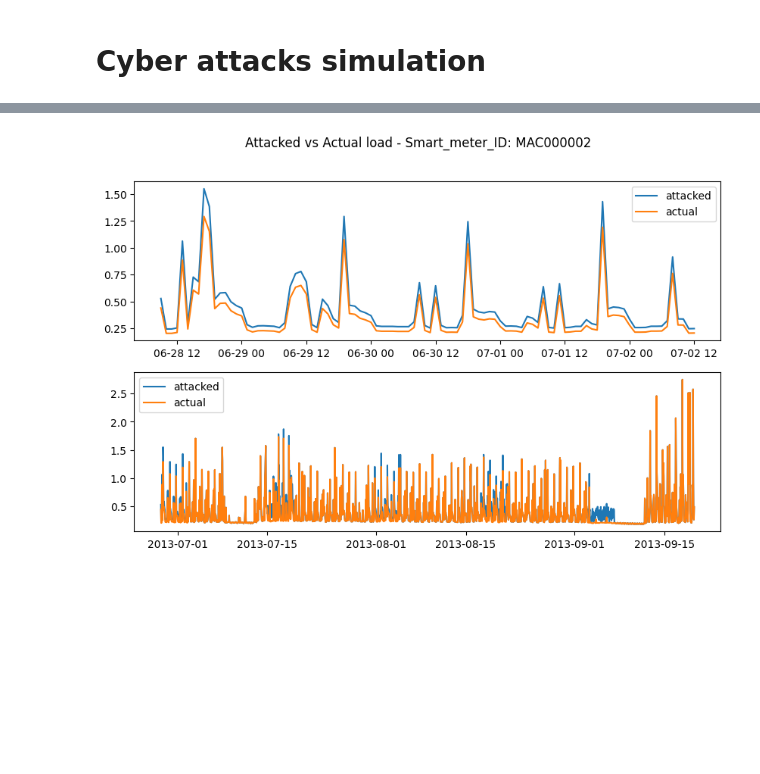
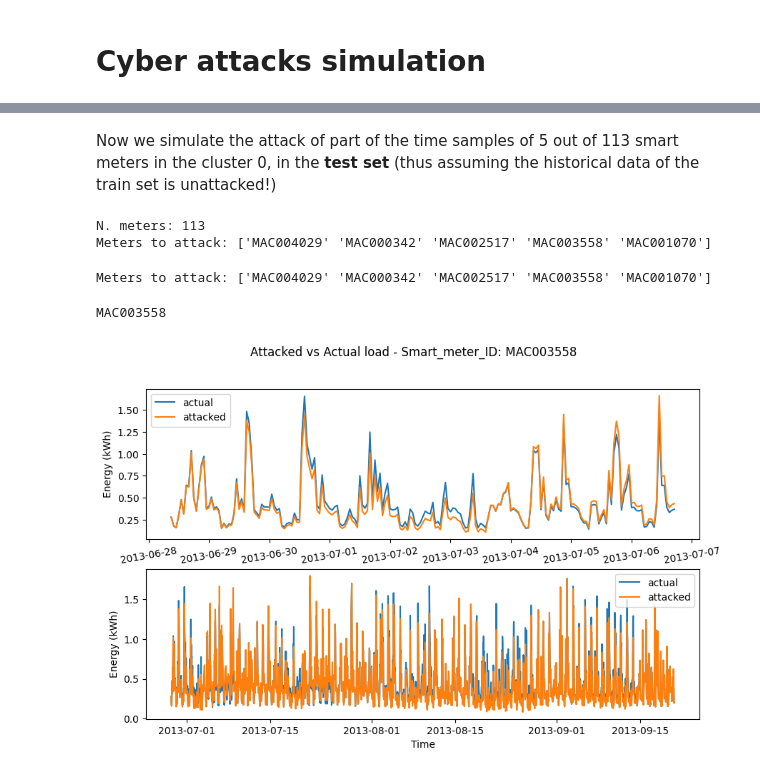
Before and after one commit to samueleborgognoni/kmeans_nn_ILF_london_smart_meters, a Jupyter notebook: 5_Cyber_attacks.ipynb, the cells around one changed output, grey strips where cells are left out. Cells and saved outputs as stored; diff of their text form; code cells hidden in the pictures; blank space fills up the shorter version.

```diff
--- a/5_Cyber_attacks.ipynb
+++ b/5_Cyber_attacks.ipynb
@@ -18,15 +18,30 @@ Drive already mounted at /content/drive; to attempt to forcibly remount, call dr
 # Import previously extracted data for CLUSTER 0
 X_ilf_train = pd.read_csv(drive_folder_path + 'data/X_ilf_train.csv')
 X_ilf_test = pd.read_csv(drive_folder_path + 'data/X_ilf_test.csv')
-y_ilf_train = pd.read_csv(drive_folder_path + 'data/y_ilf_train.csv')
-y_ilf_test = pd.read_csv(drive_folder_path + 'data/y_ilf_test.csv')
+y_ilf_train = pd.read_csv(drive_folder_path + 'data/y_ilf_train.csv', index_col=0)
+y_ilf_test = pd.read_csv(drive_folder_path + 'data/y_ilf_test.csv', index_col=0)
 
+# Import predicted values
 test_predictions = pd.read_csv(drive_folder_path + 'data/test_predictions.csv')
+
+#  Separately import predicted values only for the chosen ID MAC005134 of cluster 0
+test_pred_meter_MAC005134 = pd.read_csv(drive_folder_path + 'data/test_pred_mater_MAC005134.csv')
 # %%
-y_ilf_test.drop(columns=y_ilf_test.columns[0], inplace=True)
-y_ilf_train.drop(columns=y_ilf_train.columns[0], inplace=True)
-
 # Convert 'tstp' cols to datetime
 y_ilf_train['tstp'] = pd.to_datetime(y_ilf_train['tstp'])
 y_ilf_test['tstp'] = pd.to_datetime(y_ilf_test['tstp'])
+# %% [markdown]
+Now we simulate the attack of part of the time samples of 5 out of 113 smart meters in the cluster 0, in the **test set** (thus assuming the historical data of the train set is unattacked!)
+# %%
+# Count the number of meters in the chosen cluster (cluster0)
+print(f"N. meters: {len(X_ilf_train['LCLid'].unique())}")
+
+
+
+# Randomly choose 5 smart meters to attack
+meters_to_attack = np.random.choice(X_ilf_train['LCLid'].unique(), size=5, replace=False)
+print(f"Meters to attack: {meters_to_attack}")
+# %% [output]
+N. meters: 113
+Meters to attack: ['MAC004029' 'MAC000342' 'MAC002517' 'MAC003558' 'MAC001070']
 # %%
@@ -121,21 +125,39 @@ y_ilf_test_attacked = create_mixed_random_attacks(y_ilf_test)
+# %%
+# Set the seed of random number to get the same randomicity every time
+SEED = 42
+np.random.seed(SEED)
+
+# Simulate mixed attacks and get the dataframe
+meters_to_attack, df_to_attack, y_5_ilf_test_attacked = create_mixed_random_attacks(y_ilf_test, N_meters_to_attack=5)
+# %% [output]
+Meters to attack: ['MAC004029' 'MAC000342' 'MAC002517' 'MAC003558' 'MAC001070']
 # %%
-meter_id = 'MAC000002' # <-- choose a meter LCLid
-y_ilf_test_attacked_meter = y_ilf_test_attacked[y_ilf_test_attacked['LCLid'] == meter_id]
+np.random.seed(SEED)
+meter_id = np.random.choice(meters_to_attack)
+print(meter_id)
+
+y_ilf_test_attacked_meter = y_5_ilf_test_attacked[y_5_ilf_test_attacked['LCLid'] == meter_id]
 y_ilf_test_meter = y_ilf_test[y_ilf_test['LCLid'] == meter_id]
 
 # Plot to show the attacks for the chosen meter in a time window
+window = 200
 plt.figure(figsize=(10, 6))
 plt.subplot(2,1,1)
-plt.plot(y_ilf_test_attacked_meter['tstp'][:100], y_ilf_test_attacked_meter['energy(kWh)'][:100],label='attacked')
-plt.plot(y_ilf_test_meter['tstp'][:100], y_ilf_test_meter['energy(kWh)'][:100],label='actual')
+plt.plot(y_ilf_test_meter['tstp'][:window], y_ilf_test_meter['energy(kWh)'][:window],label='actual')
+plt.plot(y_ilf_test_attacked_meter['tstp'][:window], y_ilf_test_attacked_meter['energy(kWh)'][:window],label='attacked')
+plt.xticks(rotation=10)
+plt.ylabel('Energy (kWh)')
 plt.legend()
 
 plt.subplot(2,1,2)
+plt.plot(y_ilf_test_meter['tstp'][:2000], y_ilf_test_meter['energy(kWh)'][:2000],label='actual')
 plt.plot(y_ilf_test_attacked_meter['tstp'][:2000], y_ilf_test_attacked_meter['energy(kWh)'][:2000],label='attacked')
-plt.plot(y_ilf_test_meter['tstp'][:2000], y_ilf_test_meter['energy(kWh)'][:2000],label='actual')
+plt.ylabel('Energy (kWh)')
+plt.xlabel('Time')
 plt.legend()
 plt.suptitle(f'Attacked vs Actual load - Smart_meter_ID: {meter_id}')
 plt.show()
 # %% [output]
+MAC003558
-[figure, old version]
+[figure, new version]
 # %%
```
Also changed, not shown: parts of 7 cells of this notebook.
